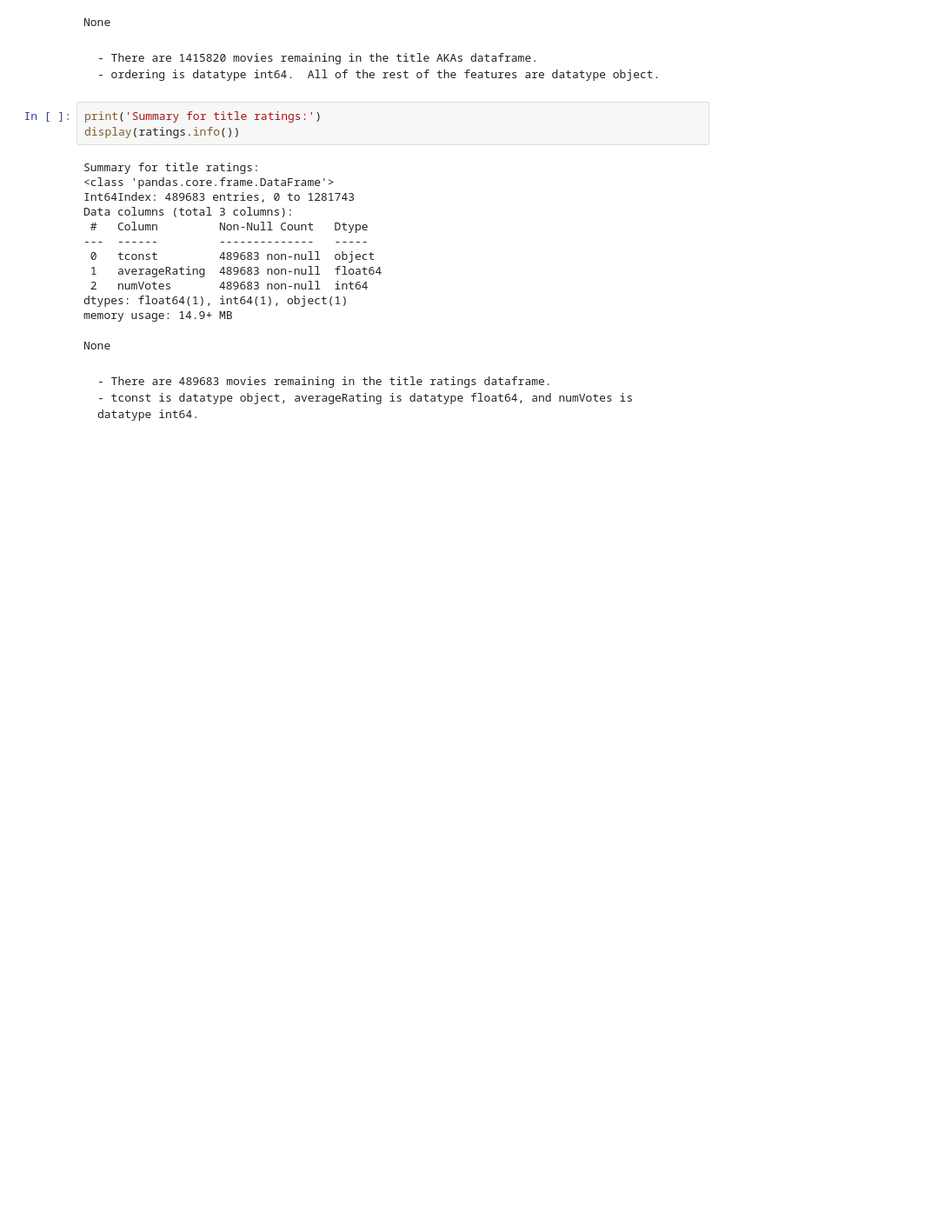
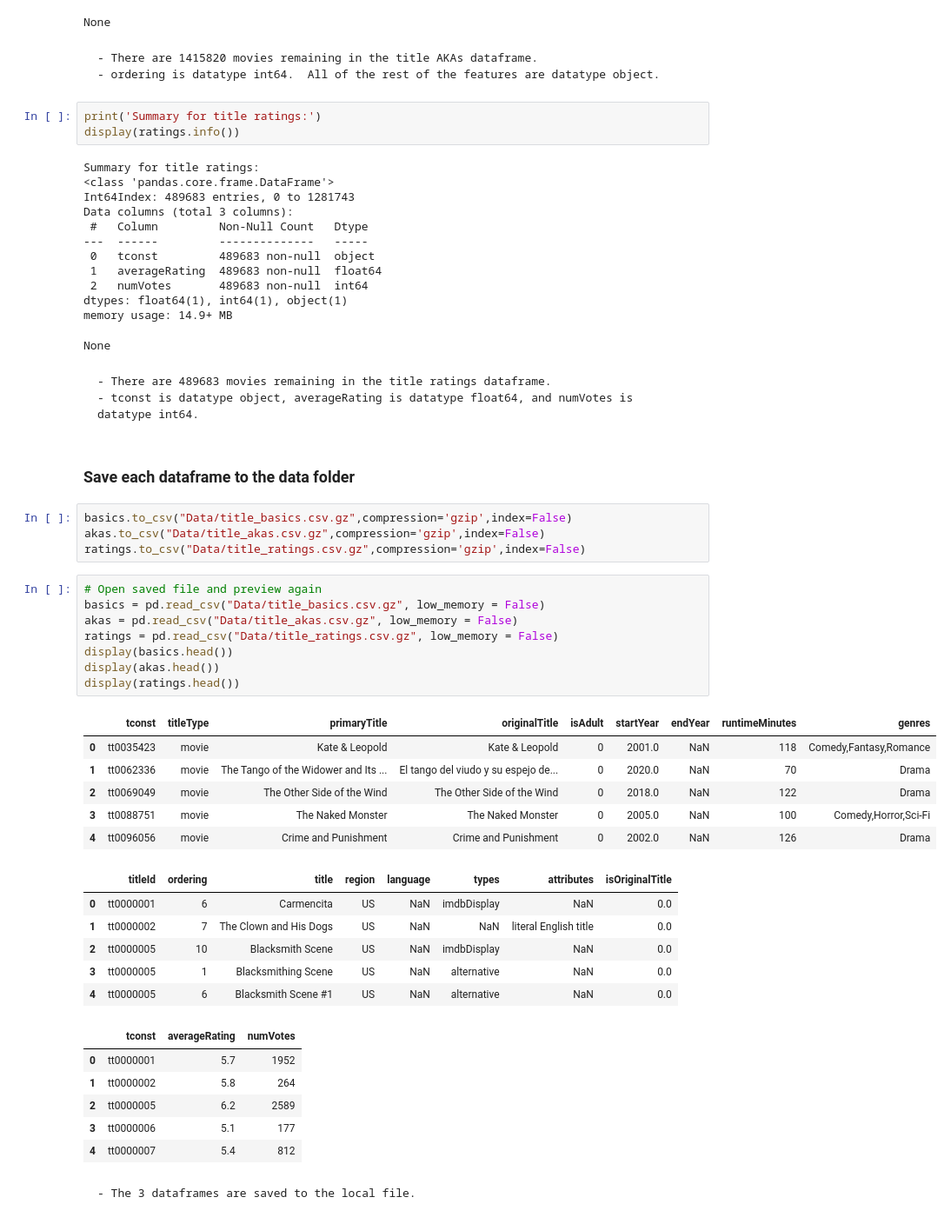
Before and after one commit to andreacohen7/movies, a Jupyter notebook: Movies.ipynb, the cells around one changed output. Shown at 87% size. Saved outputs shown, nothing was run; the diff lists cells and outputs as text; blank space fills up the shorter version.

```diff
--- a/Movies.ipynb
+++ b/Movies.ipynb
@@ -351,3 +355,38 @@ None
 # %% [markdown]
     - There are 489683 movies remaining in the title ratings dataframe.
     - tconst is datatype object, averageRating is datatype float64, and numVotes is datatype int64.
+# %% [markdown]
+### Save each dataframe to the data folder
+# %%
+basics.to_csv("Data/title_basics.csv.gz",compression='gzip',index=False)
+akas.to_csv("Data/title_akas.csv.gz",compression='gzip',index=False)
+ratings.to_csv("Data/title_ratings.csv.gz",compression='gzip',index=False)
+# %%
+# Open saved file and preview again
+basics = pd.read_csv("Data/title_basics.csv.gz", low_memory = False)
+akas = pd.read_csv("Data/title_akas.csv.gz", low_memory = False)
+ratings = pd.read_csv("Data/title_ratings.csv.gz", low_memory = False)
+display(basics.head())
+display(akas.head())
+display(ratings.head())
+# %% [output]
+|  | tconst | titleType | primaryTitle | originalTitle | isAdult | startYear | endYear | runtimeMinutes | genres |
+| 0 | tt0035423 | movie | Kate & Leopold | Kate & Leopold | 0 | 2001.0 | NaN | 118 | Comedy,Fantasy,Romance |
+| 1 | tt0062336 | movie | The Tango of the Widower and Its ... | El tango del viudo y su espejo de... | 0 | 2020.0 | NaN | 70 | Drama |
+| 2 | tt0069049 | movie | The Other Side of the Wind | The Other Side of the Wind | 0 | 2018.0 | NaN | 122 | Drama |
+| 3 | tt0088751 | movie | The Naked Monster | The Naked Monster | 0 | 2005.0 | NaN | 100 | Comedy,Horror,Sci-Fi |
+| 4 | tt0096056 | movie | Crime and Punishment | Crime and Punishment | 0 | 2002.0 | NaN | 126 | Drama |
+|  | titleId | ordering | title | region | language | types | attributes | isOriginalTitle |
+| 0 | tt0000001 | 6 | Carmencita | US | NaN | imdbDisplay | NaN | 0.0 |
+| 1 | tt0000002 | 7 | The Clown and His Dogs | US | NaN | NaN | literal English title | 0.0 |
+| 2 | tt0000005 | 10 | Blacksmith Scene | US | NaN | imdbDisplay | NaN | 0.0 |
+| 3 | tt0000005 | 1 | Blacksmithing Scene | US | NaN | alternative | NaN | 0.0 |
+| 4 | tt0000005 | 6 | Blacksmith Scene #1 | US | NaN | alternative | NaN | 0.0 |
+|  | tconst | averageRating | numVotes |
+| 0 | tt0000001 | 5.7 | 1952 |
+| 1 | tt0000002 | 5.8 | 264 |
+| 2 | tt0000005 | 6.2 | 2589 |
+| 3 | tt0000006 | 5.1 | 177 |
+| 4 | tt0000007 | 5.4 | 812 |
+# %% [markdown]
+    - The 3 dataframes are saved to the local file.
```
Also changed, not shown: parts of 1 cell of this notebook, 4 other files.
